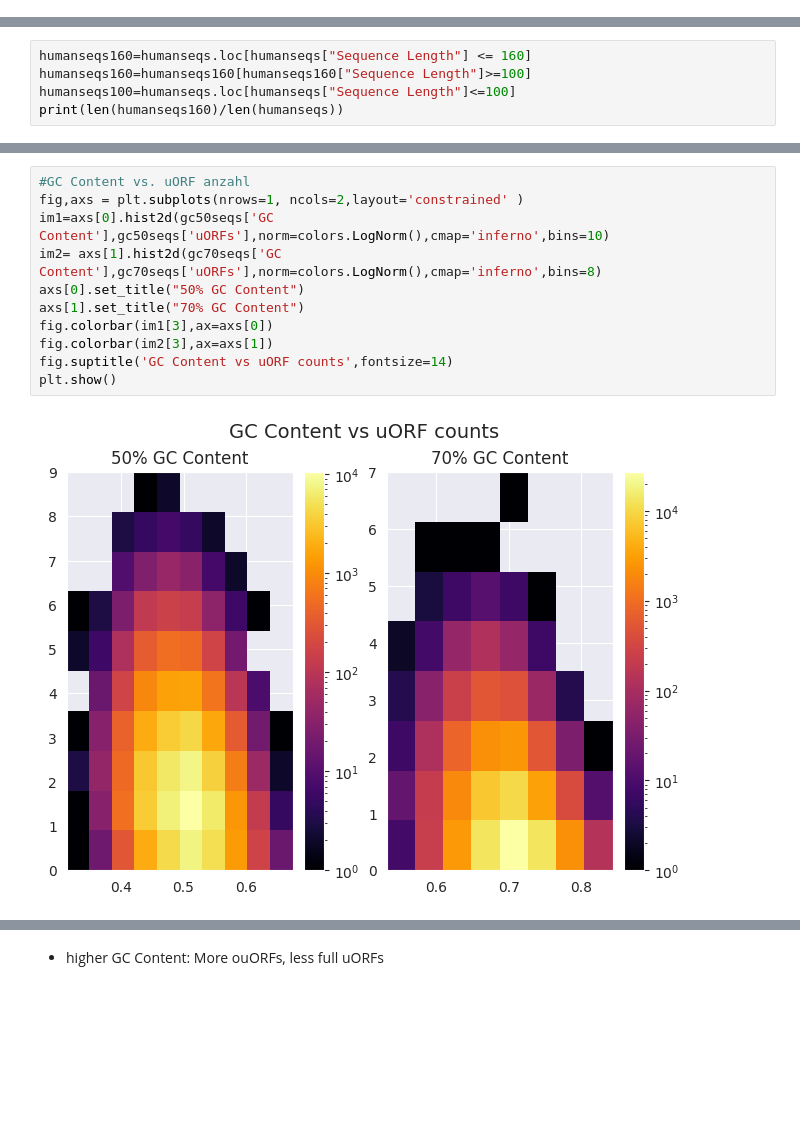
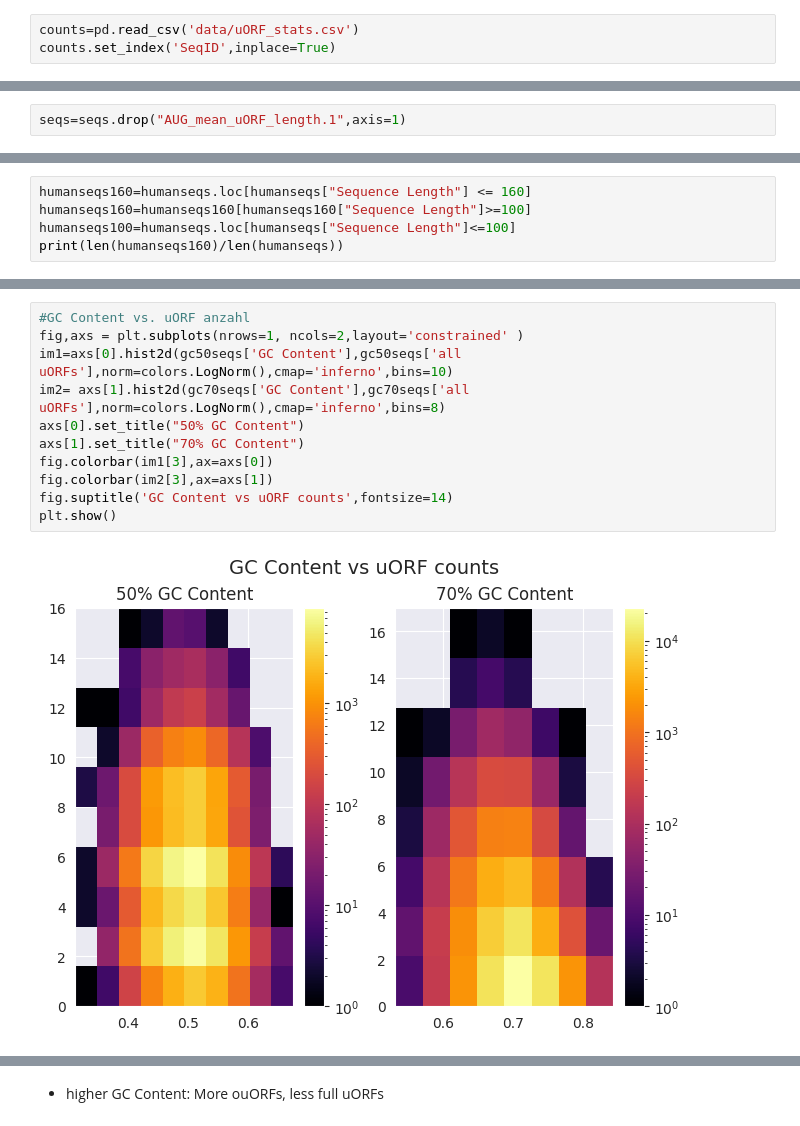
Before and after one commit to jechochamber/Bachelor, a Jupyter notebook: test.ipynb, the cells around one changed output, grey strips where cells are left out. Saved outputs shown, nothing was run; the diff lists cells and outputs as text; blank space fills up the shorter version.

Commit message:
Changed uORF function, added some plots, added unfinished new function for counting uORFs

```diff
--- a/test.ipynb
+++ b/test.ipynb
@@ -102 +91,4 @@ seqs=pd.concat([seqs,counts],axis=1)
+# %%
+counts=pd.read_csv('data/uORF_stats.csv')
+counts.set_index('SeqID',inplace=True)
 # %%
@@ -118,0 +112,2 @@ seqs
+# %%
+seqs=seqs.drop("AUG_mean_uORF_length.1",axis=1)
@@ -148,15 +162,15 @@ sns.violinplot(data=seqs,x='Group',y='uORFs');
 # %%
 #GC Content vs. uORF anzahl
 fig,axs = plt.subplots(nrows=1, ncols=2,layout='constrained' )
-im1=axs[0].hist2d(gc50seqs['GC Content'],gc50seqs['uORFs'],norm=colors.LogNorm(),cmap='inferno',bins=10)
-im2= axs[1].hist2d(gc70seqs['GC Content'],gc70seqs['uORFs'],norm=colors.LogNorm(),cmap='inferno',bins=8)
+im1=axs[0].hist2d(gc50seqs['GC Content'],gc50seqs['all uORFs'],norm=colors.LogNorm(),cmap='inferno',bins=10)
+im2= axs[1].hist2d(gc70seqs['GC Content'],gc70seqs['all uORFs'],norm=colors.LogNorm(),cmap='inferno',bins=8)
 axs[0].set_title("50% GC Content")
 axs[1].set_title("70% GC Content")
 fig.colorbar(im1[3],ax=axs[0])
 fig.colorbar(im2[3],ax=axs[1])
 fig.suptitle('GC Content vs uORF counts',fontsize=14)
 plt.show()
 # %% [output]
-[figure, old version]
+[figure, new version]
 # %%
 #Menge an overlapping uORFs pro Gruppe
```
Also changed, not shown: parts of 35 cells of this notebook, 1 other file.
